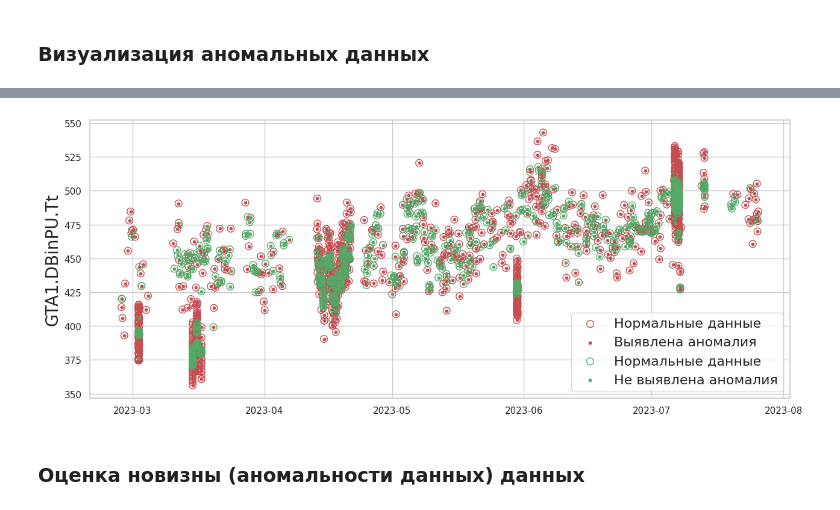
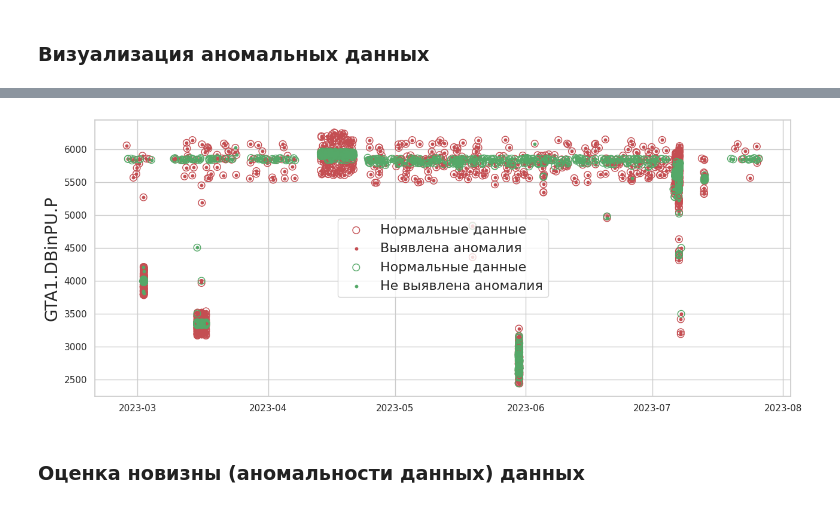
Before and after one commit to ArtyomShabunin/SMOPA, a Jupyter notebook: lesson_3.ipynb, the cells around one changed output, grey strips where cells are left out. Saved outputs shown, nothing was run; the diff lists cells and outputs as text; code cells hidden in the pictures.

```diff
--- a/lesson_3.ipynb
+++ b/lesson_3.ipynb
@@ -191,2 +193,2 @@ print(f"Число опорных векторов - {ocsvm.n_support_}")
 # %%
-data_test.loc[:,'anomaly_svm'] = ocsvm.predict(X_test)
+data_test.loc[:,'anomaly_svm'] = (ocsvm.predict(X_test) == -1).astype(int)
@@ -199,34 +214,34 @@ data_test.loc[:,'anomaly_svm'] = ocsvm.predict(X_test)
 # %%
 fig = plt.figure();
 
-signal = 'GTA1.DBinPU.Tt'
+signal = 'GTA1.DBinPU.P'
 
 plt.scatter(
     data_test[data_test['anomaly'] == 1][signal].index,
     data_test[data_test['anomaly'] == 1][signal].values,
     s=70, facecolors='none', edgecolors='r', label= "Нормальные данные");
 
 plt.scatter(
-    data_test[data_test['anomaly_svm'] == -1][signal].index,
-    data_test[data_test['anomaly_svm'] == -1][signal].values,
+    data_test[data_test['anomaly_svm'] == 1][signal].index,
+    data_test[data_test['anomaly_svm'] == 1][signal].values,
     s=10, facecolors='r', edgecolors='r', label= "Выявлена аномалия");
 
 plt.scatter(
     data_test[data_test['anomaly'] == 0][signal].index,
     data_test[data_test['anomaly'] == 0][signal].values,
     s=70, facecolors='none', edgecolors='g', label= "Нормальные данные");
 
 plt.scatter(
-    data_test[data_test['anomaly_svm'] == 1][signal].index,
-    data_test[data_test['anomaly_svm'] == 1][signal].values,
+    data_test[data_test['anomaly_svm'] == 0][signal].index,
+    data_test[data_test['anomaly_svm'] == 0][signal].values,
     s=10, facecolors='g', edgecolors='g', label= "Не выявлена аномалия");
 
 plt.ylabel(signal, fontsize=20);
 plt.legend(prop={'size': 16});
 
 # fig.savefig('fig10.png', dpi=fig.dpi, bbox_inches='tight');
 # %% [output]
-[figure, old version]
+[figure, new version]
 # %%
 # try:
 #     scat_1 = X_test.groupby('anomaly_svm').get_group(1)
```
Also changed, not shown: parts of 14 cells of this notebook.
